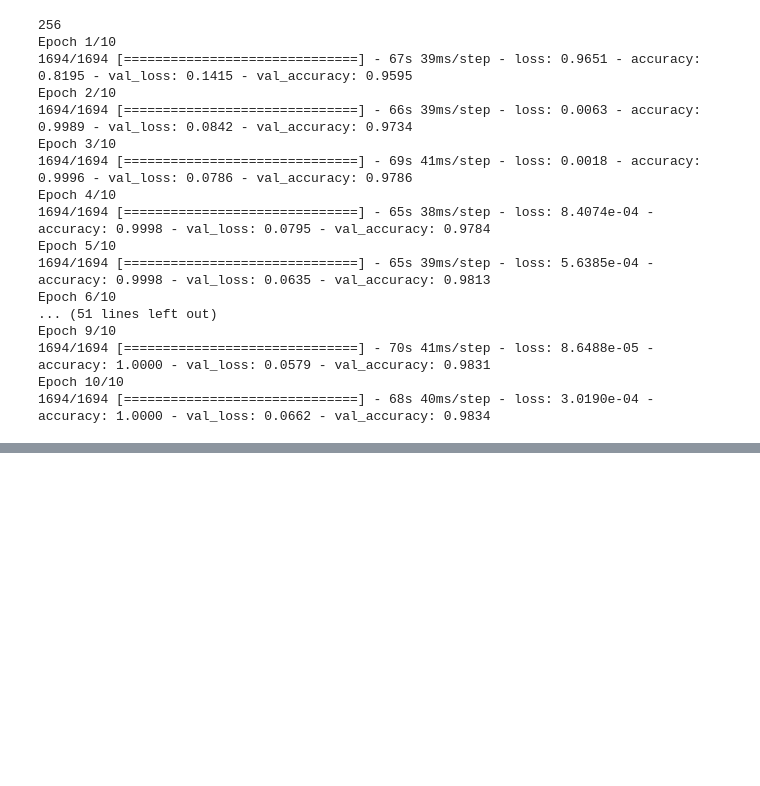
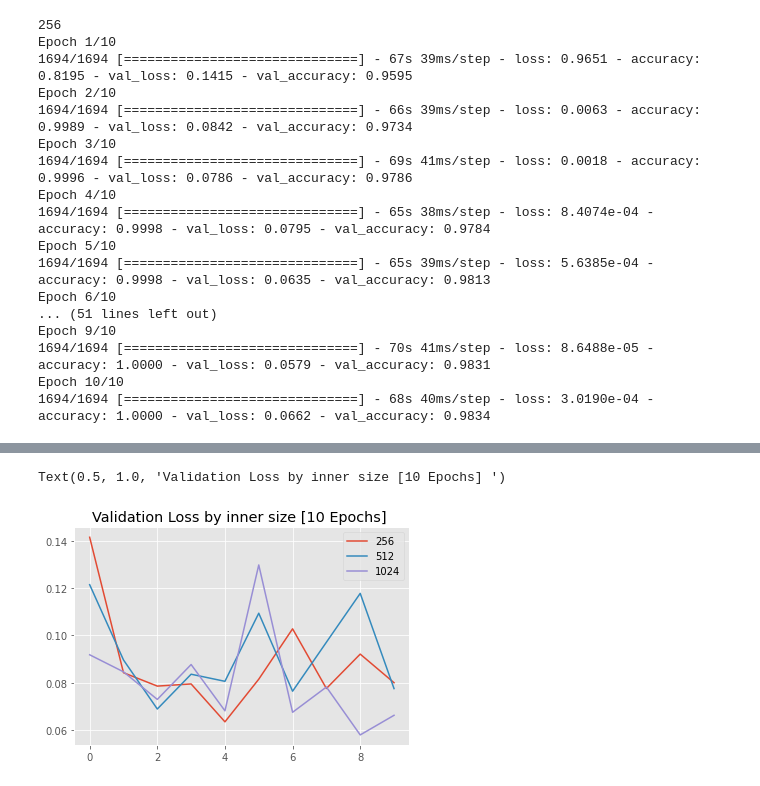
Before and after one commit to aenoboa1/ML_Zoomcamp-Capstone-Project, a Jupyter notebook: FruitsProject_VGG.ipynb, the cells around one changed output, grey strips where cells are left out. Drawn from its saved outputs; the diff is of its cells as text; code cells hidden in the pictures; blank space fills up the shorter version.

```diff
--- a/FruitsProject_VGG.ipynb
+++ b/FruitsProject_VGG.ipynb
@@ -492,0 +506,9 @@ Epoch 10/10
+# %%
+for size,hist in score.items():
+    plt.plot(hist['val_loss'],label=size)
+
+plt.legend()
+plt.title("Validation Loss by inner size [10 Epochs] ")
+# %% [output]
+Text(0.5, 1.0, 'Validation Loss by inner size [10 Epochs] ')
+[figure, added]
```
Also changed, not shown: parts of 2 cells of this notebook.
